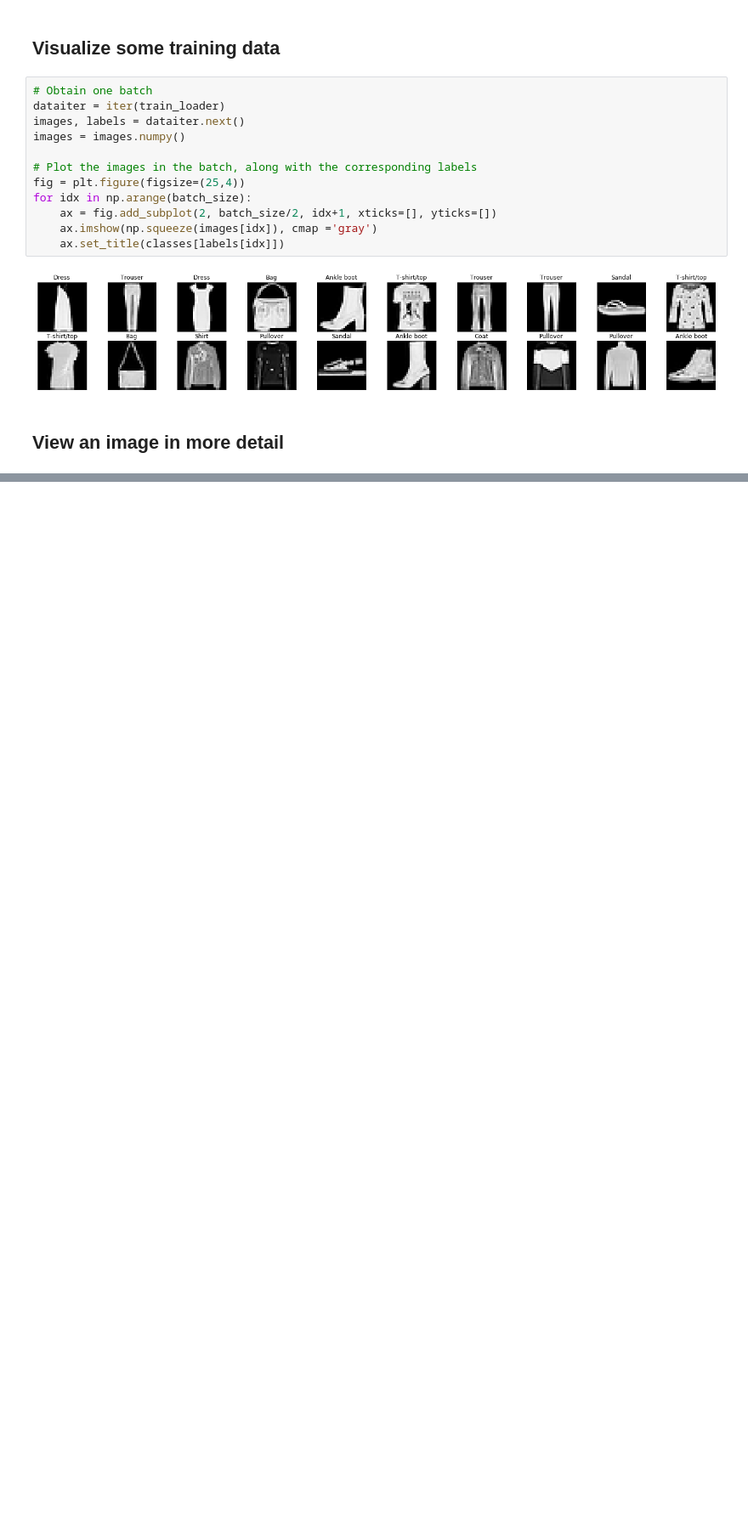
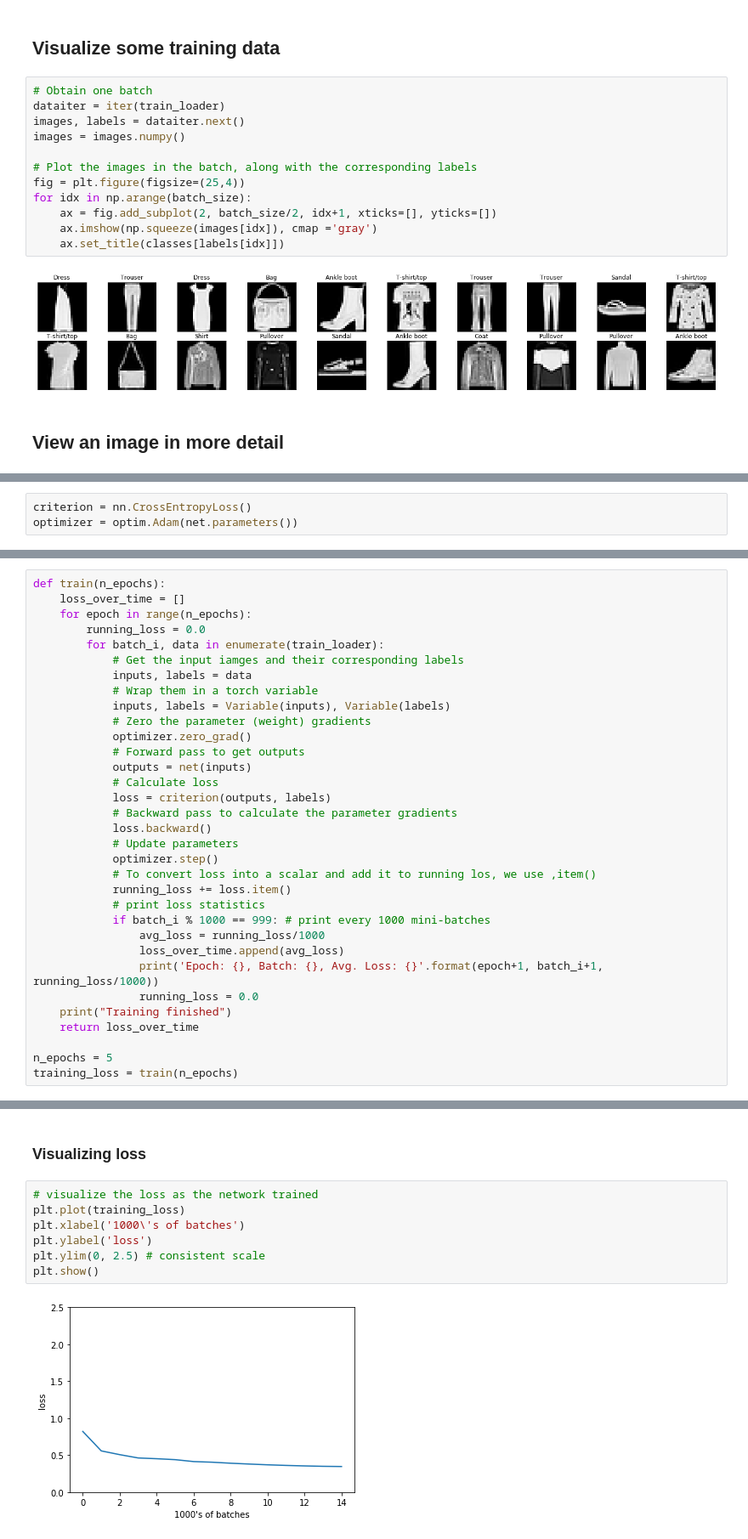
Before and after one commit to betogaona7/computer_vision, a Jupyter notebook: FashionMNIST-classifier.ipynb, the cells around one changed output, grey strips where cells are left out. Shown at 85% size. Cells and saved outputs as stored; diff of their text form; blank space fills up the shorter version.

Commit message:
build and train the first draft model for classification, accuracy of 88%

```diff
--- a/FashionMNIST-classifier.ipynb
+++ b/FashionMNIST-classifier.ipynb
@@ -81,0 +126,3 @@ for x in range(width):
+# %%
+criterion = nn.CrossEntropyLoss()
+optimizer = optim.Adam(net.parameters())
@@ -81,0 +159,33 @@ for x in range(width):
+# %%
+def train(n_epochs):
+    loss_over_time = []
+    for epoch in range(n_epochs):
+        running_loss = 0.0
+        for batch_i, data in enumerate(train_loader):
+            # Get the input iamges and their corresponding labels
+            inputs, labels = data
+            # Wrap them in a torch variable
+            inputs, labels = Variable(inputs), Variable(labels)
+            # Zero the parameter (weight) gradients
+            optimizer.zero_grad()
+            # Forward pass to get outputs
+            outputs = net(inputs)
+            # Calculate loss
+            loss = criterion(outputs, labels)
+            # Backward pass to calculate the parameter gradients
+            loss.backward()
+            # Update parameters
+            optimizer.step()
+            # To convert loss into a scalar and add it to running los, we use ,item()
+            running_loss += loss.item()
+            # print loss statistics
+            if batch_i % 1000 == 999: # print every 1000 mini-batches
+                avg_loss = running_loss/1000
+                loss_over_time.append(avg_loss)
+                print('Epoch: {}, Batch: {}, Avg. Loss: {}'.format(epoch+1, batch_i+1, running_loss/1000))
+                running_loss = 0.0
+    print("Training finished")
+    return loss_over_time
+
+n_epochs = 5
+training_loss = train(n_epochs)
@@ -81,0 +209,11 @@ for x in range(width):
+# %% [markdown]
+### Visualizing loss
+# %%
+# visualize the loss as the network trained
+plt.plot(training_loss)
+plt.xlabel('1000\'s of batches')
+plt.ylabel('loss')
+plt.ylim(0, 2.5) # consistent scale
+plt.show()
+# %% [output]
+[figure, added]
```
Also changed, not shown: parts of 19 cells of this notebook.
